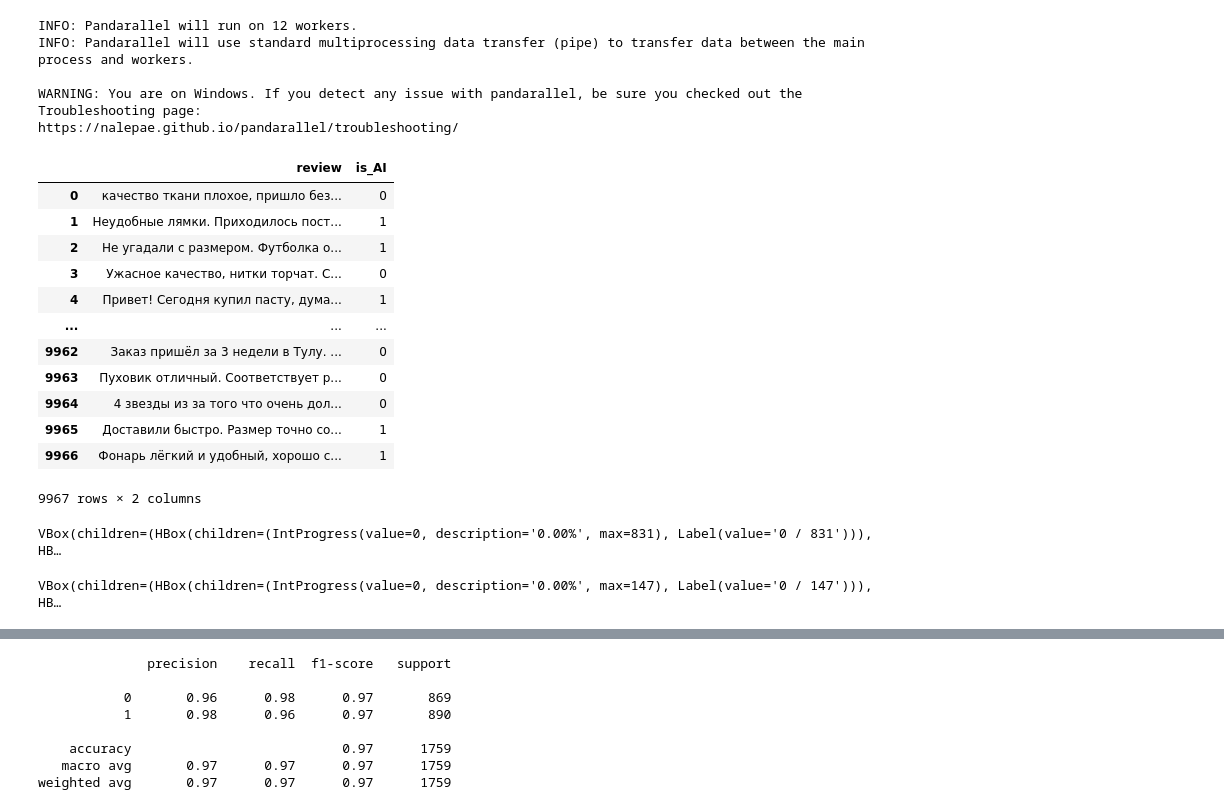
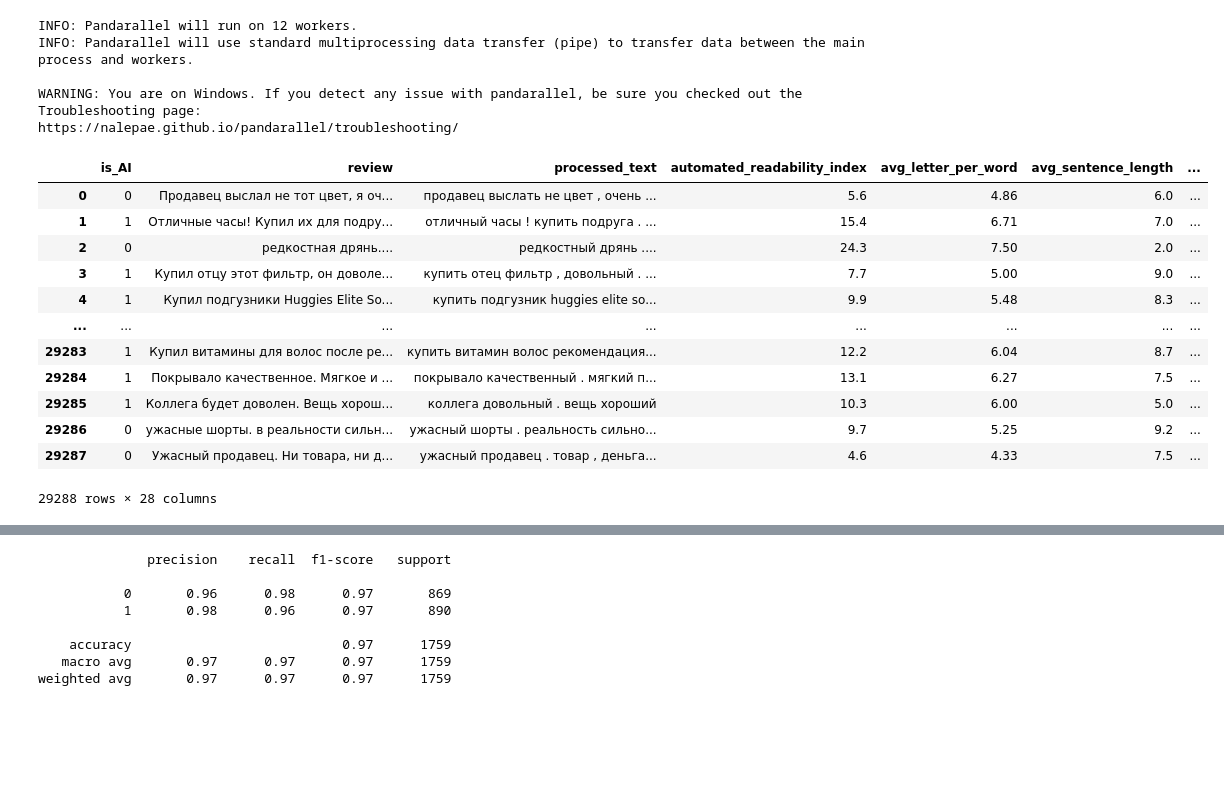
Before and after one commit to yaroslav-i-am/fake-reviews-detection-app, a Jupyter notebook: src/text_eda/important_words_detection.ipynb, the cells around one changed output, grey strips where cells are left out. Drawn from its saved outputs; the diff is of its cells as text; code cells hidden in the pictures; blank space fills up the shorter version.

```diff
--- a/src/text_eda/important_words_detection.ipynb
+++ b/src/text_eda/important_words_detection.ipynb
@@ -60,28 +63,21 @@ def clean_text(text):
 
     return ' '.join(tokens)
 # %%
-reviews = pd.read_csv('./data/x_train')
+reviews = pd.read_csv('./src/text_eda/reviews_preprocessed_with_textstat.csv')
 reviews
 # %% [output]
-|  | review | is_AI |
-| 0 | качество ткани плохое, пришло без... | 0 |
-| 1 | Неудобные лямки. Приходилось пост... | 1 |
-| 2 | Не угадали с размером. Футболка о... | 1 |
-| 3 | Ужасное качество, нитки торчат. С... | 0 |
-| 4 | Привет! Сегодня купил пасту, дума... | 1 |
-| ... | ... | ... |
-| 9962 | Заказ пришёл за 3 недели в Тулу. ... | 0 |
-| 9963 | Пуховик отличный. Соответствует р... | 0 |
-| 9964 | 4 звезды из за того что очень дол... | 0 |
-| 9965 | Доставили быстро. Размер точно со... | 1 |
-| 9966 | Фонарь лёгкий и удобный, хорошо с... | 1 |
+|  | is_AI | review | processed_text | automated_readability_index | avg_letter_per_word | avg_sentence_length | ... |
+| 0 | 0 | Продавец выслал не тот цвет, я оч... | продавец выслать не цвет , очень ... | 5.6 | 4.86 | 6.0 | ... |
+| 1 | 1 | Отличные часы! Купил их для подру... | отличный часы ! купить подруга . ... | 15.4 | 6.71 | 7.0 | ... |
+| 2 | 0 | редкостная дрянь.... | редкостный дрянь .... | 24.3 | 7.50 | 2.0 | ... |
+| 3 | 1 | Купил отцу этот фильтр, он доволе... | купить отец фильтр , довольный . ... | 7.7 | 5.00 | 9.0 | ... |
+| 4 | 1 | Купил подгузники Huggies Elite So... | купить подгузник huggies elite so... | 9.9 | 5.48 | 8.3 | ... |
+| ... | ... | ... | ... | ... | ... | ... | ... |
+| 29283 | 1 | Купил витамины для волос после ре... | купить витамин волос рекомендация... | 12.2 | 6.04 | 8.7 | ... |
+| 29284 | 1 | Покрывало качественное. Мягкое и ... | покрывало качественный . мягкий п... | 13.1 | 6.27 | 7.5 | ... |
+| 29285 | 1 | Коллега будет доволен. Вещь хорош... | коллега довольный . вещь хороший | 10.3 | 6.00 | 5.0 | ... |
+| 29286 | 0 | ужасные шорты. в реальности сильн... | ужасный шорты . реальность сильно... | 9.7 | 5.25 | 9.2 | ... |
+| 29287 | 0 | Ужасный продавец. Ни товара, ни д... | ужасный продавец . товар , деньга... | 4.6 | 4.33 | 7.5 | ... |
-9967 rows × 2 columns
+29288 rows × 28 columns
-# %%
-reviews['processed_review'] = reviews['review'].parallel_apply(clean_text)
-# %% [output]
-VBox(children=(HBox(children=(IntProgress(value=0, description='0.00%', max=831), Label(value='0 / 831'))), HB…
 # %%
-test_reviews = pd.read_csv('./data/x_test')
-test_reviews['processed_review'] = test_reviews['review'].parallel_apply(clean_text)
+train, test = train_test_split(reviews, test_size=0.2, random_state=42)
-# %% [output]
-VBox(children=(HBox(children=(IntProgress(value=0, description='0.00%', max=147), Label(value='0 / 147'))), HB…
```
Also changed, not shown: parts of 4 cells of this notebook, 29 other files.
